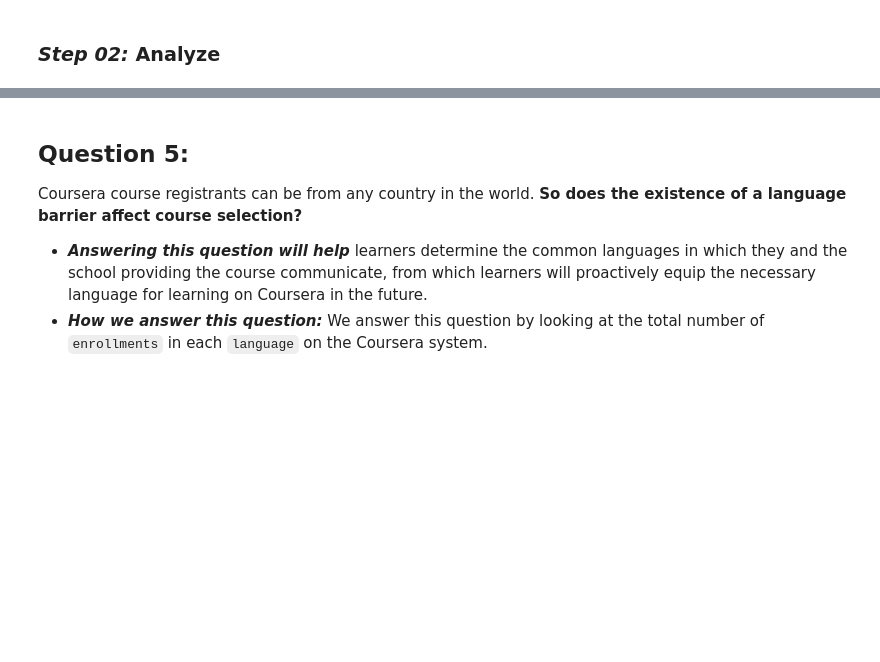
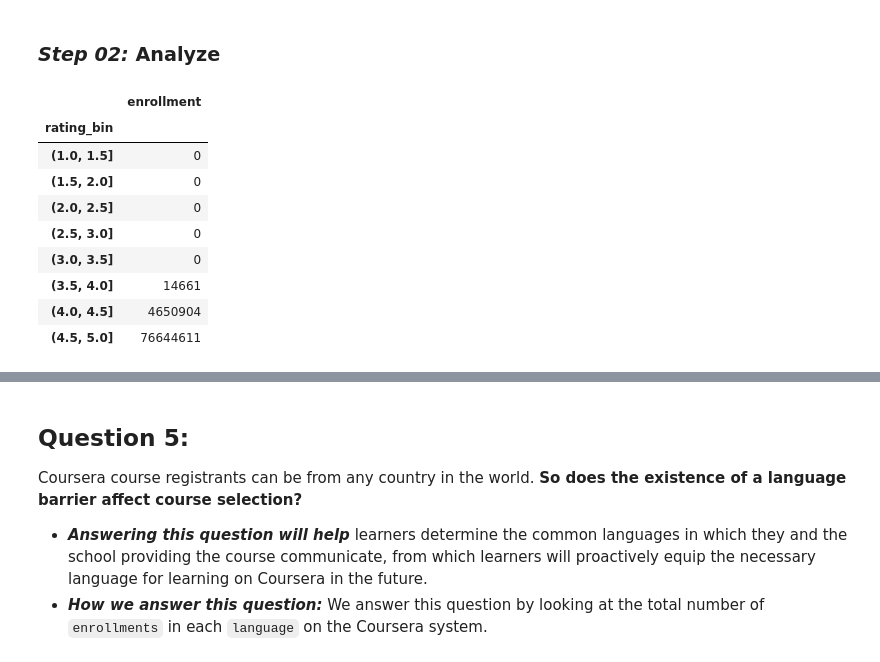
Before and after one commit to dagngyen/hcmus_23-24_coursesra-courses-analysis, a Jupyter notebook: Phase 1: Collecting, exploring and analyzing/1.3-Making-questions-4-6.ipynb, the cells around one changed output, grey strips where cells are left out. Cells and saved outputs as stored; diff of their text form; code cells hidden in the pictures; blank space fills up the shorter version.

```diff
--- a/Phase 1: Collecting, exploring and analyzing/1.3-Making-questions-4-6.ipynb
+++ b/Phase 1: Collecting, exploring and analyzing/1.3-Making-questions-4-6.ipynb
@@ -65,9 +65,21 @@ No NaN value.
 ### **_Step 02:_** Analyze
 # %%
 # Devide values into bins
-intervals = [val for val in np.arange(0.0, 5.1, 0.5)]
+intervals = np.arange(1.0, 5.1, 0.5)
 uni_df['rating_bin'] = pd.cut(uni_df['rating'], intervals)
 uni_plot = uni_df.reset_index().drop(columns=['rating', 'offered by']).groupby(by='rating_bin').sum()
 uni_plot.index = uni_plot.index.astype(str)
+uni_plot
+# %% [output]
+|  | enrollment |
+| rating_bin |  |
+| (1.0, 1.5] | 0 |
+| (1.5, 2.0] | 0 |
+| (2.0, 2.5] | 0 |
+| (2.5, 3.0] | 0 |
+| (3.0, 3.5] | 0 |
+| (3.5, 4.0] | 14661 |
+| (4.0, 4.5] | 4650904 |
+| (4.5, 5.0] | 76644611 |
 # %%
 # Plot line chart
```
Also changed, not shown: parts of 3 cells of this notebook.
